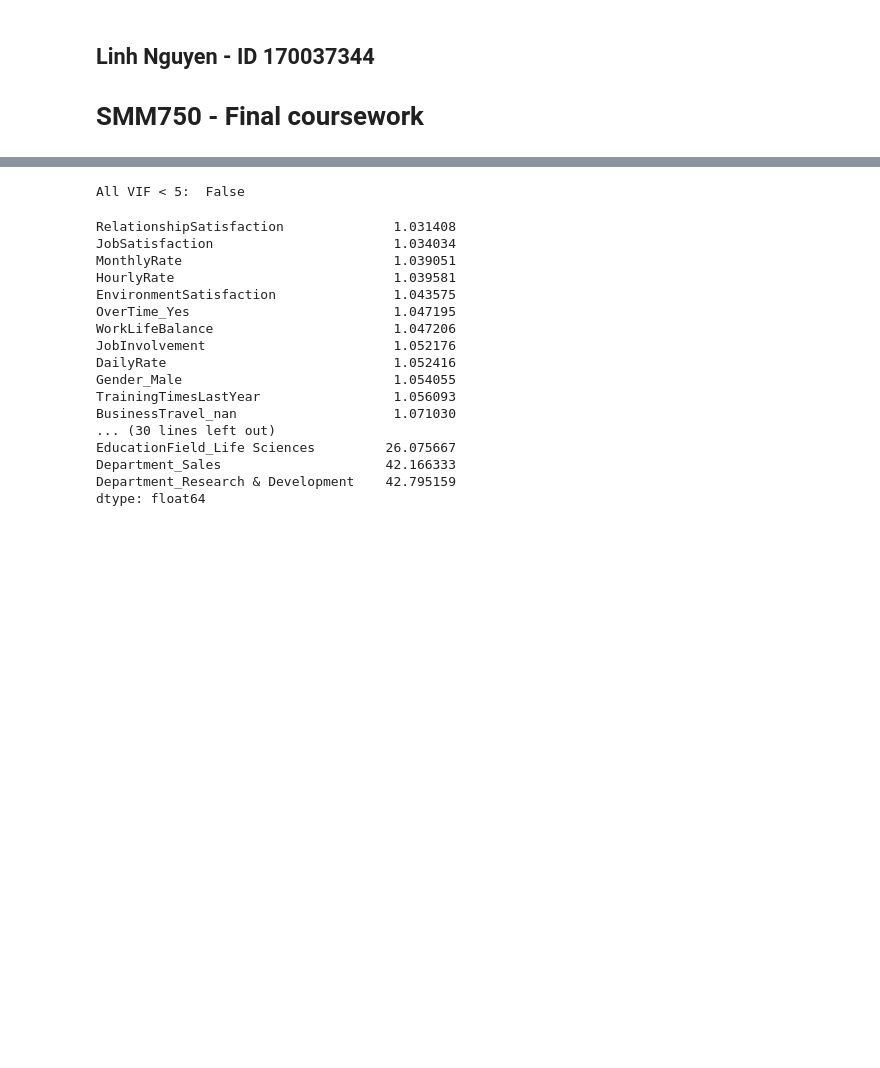
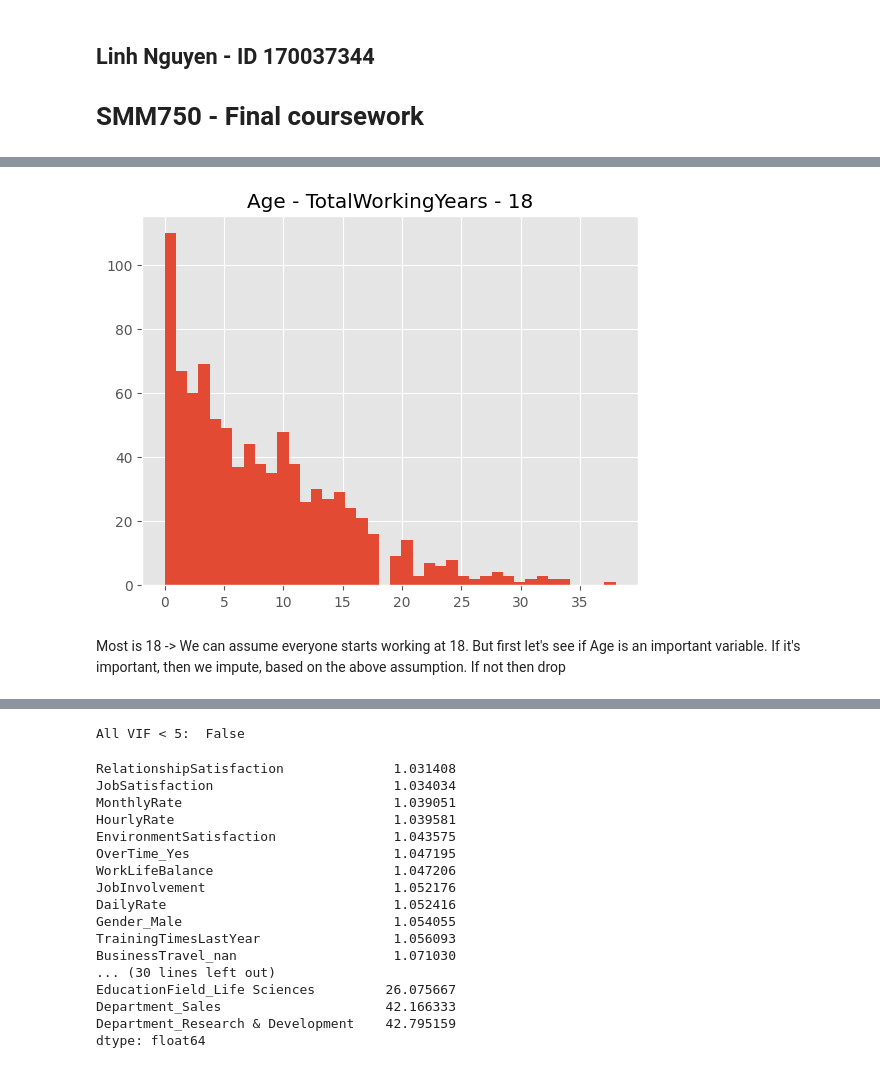
Before and after one commit to jill-data/severance-package-optimisation, a Jupyter notebook: Code_Final coursework.ipynb, the cells around one changed output, grey strips where cells are left out. Drawn from its saved outputs; the diff is of its cells as text; code cells hidden in the pictures; blank space fills up the shorter version.

```diff
--- a/Code_Final coursework.ipynb
+++ b/Code_Final coursework.ipynb
@@ -16,0 +52,4 @@ from sklearn.preprocessing import OneHotEncoder, StandardScaler
+# %%
+# Load data
+df = pd.read_csv('./data/employee_attrition_previous_closure.csv')
+df.head()
@@ -16,0 +97,8 @@ from sklearn.preprocessing import OneHotEncoder, StandardScaler
+# %%
+plt.hist(df['Age'] - df['TotalWorkingYears'] - 18, 40)
+plt.title('Age - TotalWorkingYears - 18')
+plt.show()
+# %% [output]
+[figure, added]
+# %% [markdown]
+Most is 18 -> We can assume everyone starts working at 18. But first let's see if Age is an important variable. If it's important, then we impute, based on the above assumption. If not then drop
```
Also changed, not shown: parts of 102 cells of this notebook, 33 other files.
